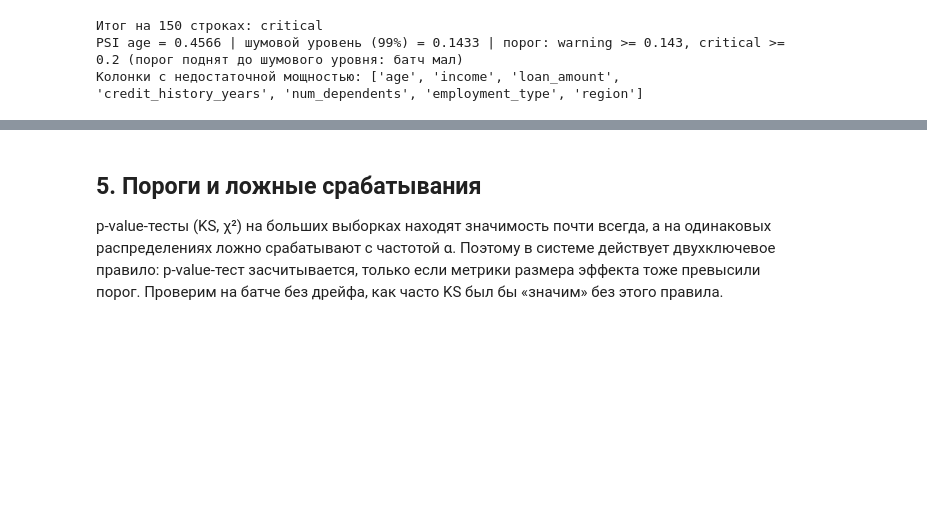
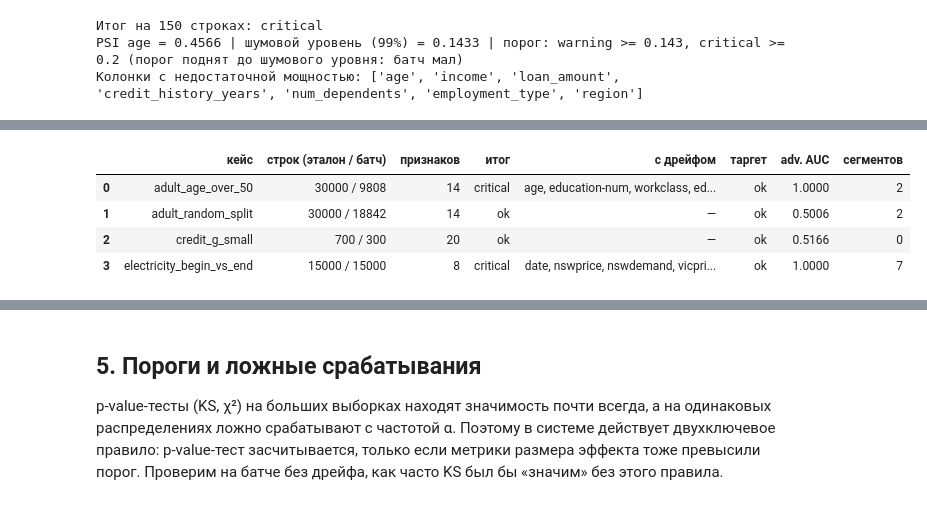
Before and after one commit to dmagog/mts-shad-drift-guardian, a Jupyter notebook: notebooks/demo.ipynb, the cells around one changed output, grey strips where cells are left out. Saved outputs shown, nothing was run; the diff lists cells and outputs as text; code cells hidden in the pictures; blank space fills up the shorter version.

```diff
--- a/notebooks/demo.ipynb
+++ b/notebooks/demo.ipynb
@@ -233,0 +247,26 @@ PSI age = 0.4566 | шумовой уровень (99%) = 0.1433 | порог: wa
+# %%
+import json
+from pathlib import Path
+
+root = next(p for p in [Path.cwd(), *Path.cwd().parents] if (p / "examples" / "real").exists())
+rows = []
+for path in sorted((root / "examples" / "real").glob("*.json")):
+    r = json.loads(path.read_text(encoding="utf-8"))
+    drifted = [c["column"] for c in r["columns"] if c["severity"] != "ok"]
+    rows.append({
+        "кейс": path.stem,
+        "строк (эталон / батч)": f'{r["meta"]["reference_rows"]} / {r["meta"]["current_rows"]}',
+        "признаков": len(r["columns"]),
+        "итог": r["overall_severity"],
+        "с дрейфом": ", ".join(drifted[:5]) + (" …" if len(drifted) > 5 else "") or "—",
+        "таргет": (r.get("target_drift") or {}).get("severity", "—"),
+        "adv. AUC": (r.get("adversarial") or {}).get("roc_auc"),
+        "сегментов": len(r.get("segments") or []),
+    })
+pd.DataFrame(rows)
+# %% [output]
+|  | кейс | строк (эталон / батч) | признаков | итог | с дрейфом | таргет | adv. AUC | сегментов |
+| 0 | adult_age_over_50 | 30000 / 9808 | 14 | critical | age, education-num, workclass, ed... | ok | 1.0000 | 2 |
+| 1 | adult_random_split | 30000 / 18842 | 14 | ok | — | ok | 0.5006 | 2 |
+| 2 | credit_g_small | 700 / 300 | 20 | ok | — | ok | 0.5166 | 0 |
+| 3 | electricity_begin_vs_end | 15000 / 15000 | 8 | critical | date, nswprice, nswdemand, vicpri... | ok | 1.0000 | 7 |
```
Also changed, not shown: parts of 3 cells of this notebook, 2 other files.
